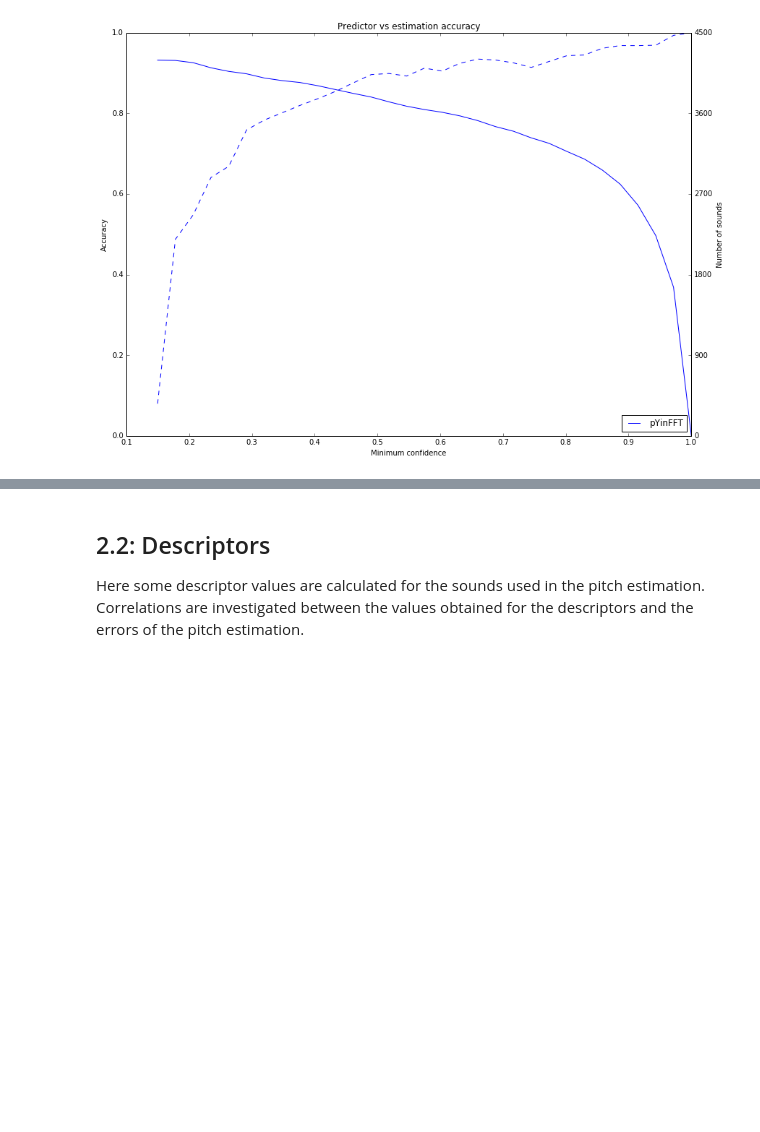
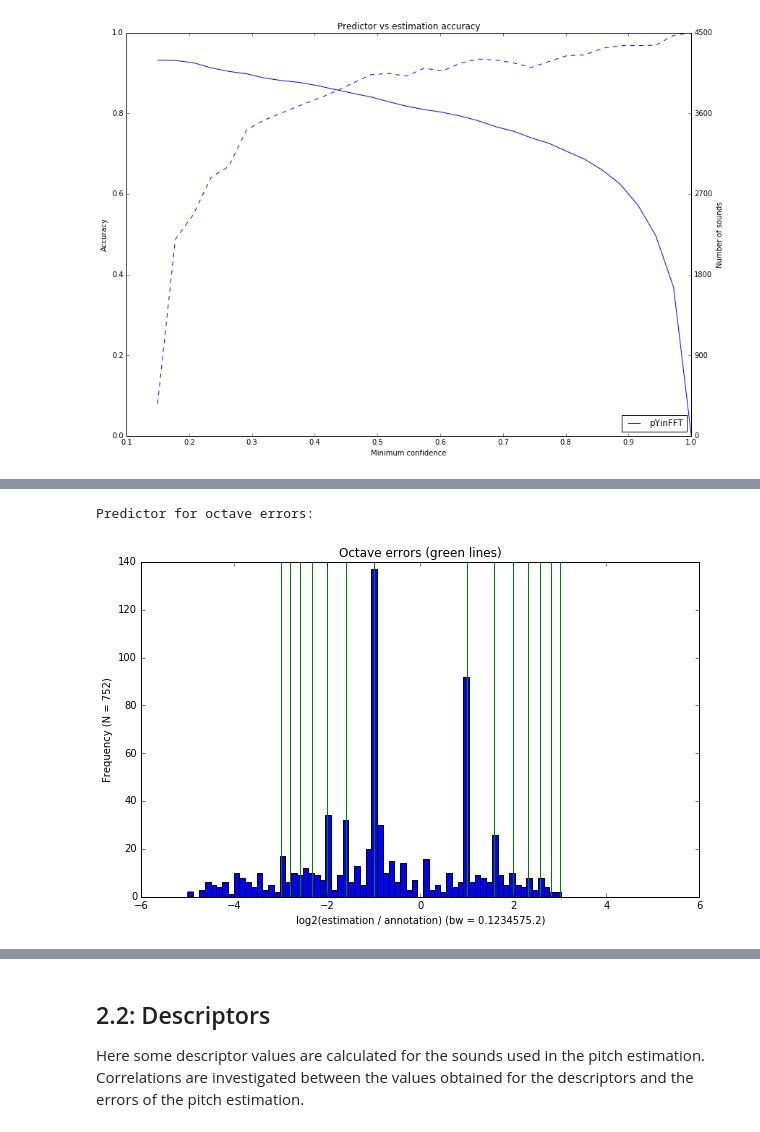
Before and after one commit to akkeh/internship, a Jupyter notebook: pitchEst/notebook/Single-note Sound Pitch Estimation.ipynb, the cells around one changed output, grey strips where cells are left out. Cells and saved outputs as stored; diff of their text form; code cells hidden in the pictures; blank space fills up the shorter version.

```diff
--- a/pitchEst/notebook/Single-note Sound Pitch Estimation.ipynb
+++ b/pitchEst/notebook/Single-note Sound Pitch Estimation.ipynb
@@ -254,3 +218,13 @@ of which
+# %%
+mTag = ut.freq2midi(pTag)[i_err]
+mEst = ut.freq2midi(pEst)[i_err]
+
+plt.plot(mTag, mEst, '.'); plt.show()
+hTag = plt.hist(mTag % 12, bins=12);
+hEst = plt.hist(mEst % 12, bins=12);
+plt.show();
+plt.plot(hTag[0]); plt.plot(hEst[0])
+(1-np.sum(abs(hTag[0] - hEst[0])) / float(len(i_err))) * 100
 # %% [markdown]
 # 2: Predictors
 Here some values returned by the pitch estimation algorithm are investigated to determine how well they predict the correctness of the estimation.
@@ -361,0 +337,58 @@ plt.show()
+# %%
+print "Predictor for octave errors:"
+mTag = ut.freq2midi(pTag); mEst = ut.freq2midi(pEst);
+i_err = np.where(abs(np.round(mTag) - np.round(mEst)) > 1)[0];
+q_pTag = ut.midi2freq(np.round(mTag)); q_pEst = ut.midi2freq(np.round(mEst));
+
+x = np.log2(q_pEst[i_err] / q_pTag[i_err]);
+
+fig, ax = plt.subplots(1, 1, figsize=(10, 6));
+hst = ax.hist(x, range=(-max(-x), max(-x)), bins=16*np.round(max(-x)) + 1); bw = hst[1][3]-hst[1][2];
+ax.plot()
+for i in range(2, 9):
+    ax.axvline(x=np.log2(i / 1), color='green');
+    ax.axvline(x=-np.log2(i / 1), color='green');
+
+plt.title('Octave errors (green lines)'); bw = hst[1][3]-hst[1][2];
+plt.xlabel('log2(estimation / annotation) (bw = %f5.2)' % bw); plt.ylabel('Frequency (N = %d)' % np.sum(hst[0]));
+plt.show();
+
+# octave errors:
+i_octErrEdges = list();
+for i in range(1, 9):
+    val = np.log2(i);
+    i_sup = 0; i_sub = 0
+    for lbound in hst[1]:
+        if lbound < -val:
+            i_sub += 1
+        if lbound < val:
+            i_sup += 1
+    i_octErrEdges.append((hst[1][i_sub-1], hst[1][i_sub]))
+    i_octErrEdges.append((hst[1][i_sup-1], hst[1][i_sup]))
+
+i_octErr = list();
+for binEdges in i_octErrEdges:
+        i = 0;
+        for val in x:
+            if val > binEdges[0] and val < binEdges[1]:
+                i_octErr.append(i)
+            i+=1
+
+
+print "Confidence:"
+print "\tOctave errors\t %1.5f\t(σ: %1.5f)" % (np.mean(conf[i_err[i_octErr]]), np.std(conf[i_err[i_octErr]]))
+print "\tOther errors:\t %1.5f\t(σ: %1.5f)" % (np.mean(conf[np.delete(i_err, i_octErr)]), np.std(conf[np.delete(i_err, i_octErr)]))
+print "\tNon errors:\t %1.5f\t(σ: %1.5f)\n" % (np.mean(np.delete(conf, i_err)), np.std(np.delete(conf, i_err)));
+
+print "Mean variance:"
+print "\tOctave errors:\t %5.5f\t(σ: %1.5f)" % (np.mean(var[i_err[i_octErr]]), np.std(var[i_err[i_octErr]]))
+print "\tOther errors:\t %5.5f\t(σ: %1.5f)" % (np.mean(var[np.delete(i_err, i_octErr)]), np.std(var[np.delete(i_err, i_octErr)]))
+print "\tNon errors:\t %5.5f\t(σ: %1.5f)\n" % (np.mean(np.delete(var, i_err)), np.std(np.delete(var, i_err)));
+
+print "Mean salience:"
+print "\tOctave errors:\t %5.5f\t(σ: %1.5f)" % (np.mean(sal[i_err[i_octErr]]), np.std(sal[i_err[i_octErr]]))
+print "\tOther errors:\t %5.5f\t(σ: %1.5f)" % (np.mean(sal[np.delete(i_err, i_octErr)]), np.std(sal[np.delete(i_err, i_octErr)]))
+print "\tNon errors:\t %5.5f\t(σ: %1.5f)\n" % (np.mean(np.delete(sal, i_err)), np.std(np.delete(sal, i_err)));
+# %% [output]
+Predictor for octave errors:
+[figure, added]
```
Also changed, not shown: parts of 21 cells of this notebook, 1 other file.
